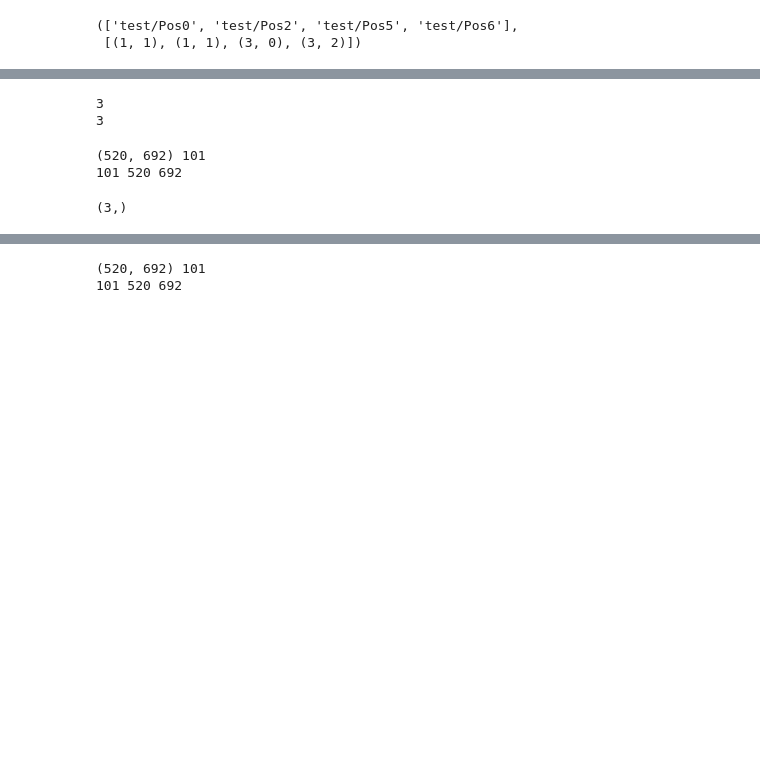
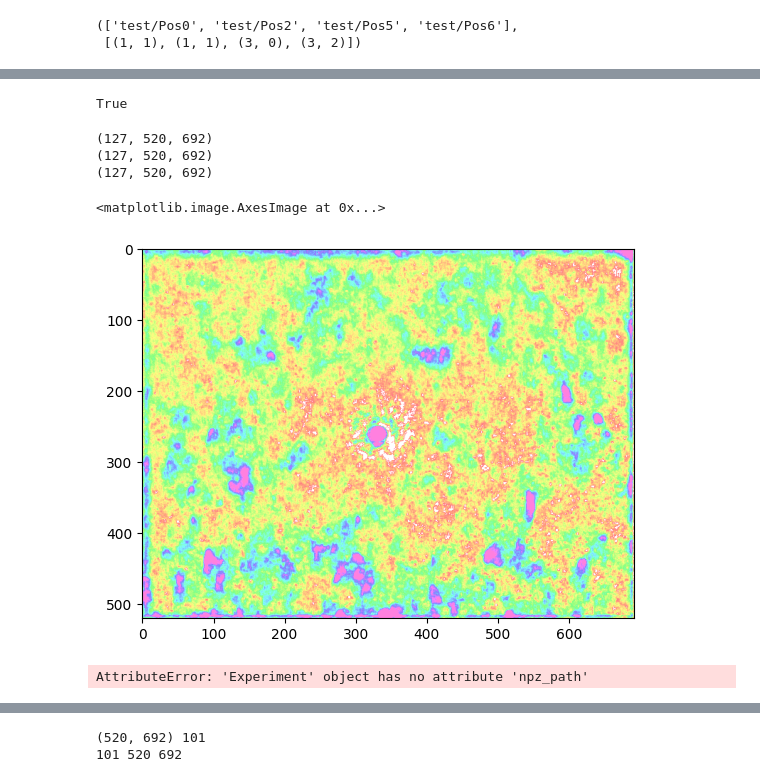
Before and after one commit to berkyalcinkaya/yeastvision, a Jupyter notebook: test.ipynb, the cells around one changed output, grey strips where cells are left out. Cells and saved outputs as stored; diff of their text form; code cells hidden in the pictures; blank space fills up the shorter version.

```diff
--- a/test.ipynb
+++ b/test.ipynb
@@ -14,4 +73,4 @@ dirs_to_test, params
 (['test/Pos0', 'test/Pos2', 'test/Pos5', 'test/Pos6'],
  [(1, 1), (1, 1), (3, 0), (3, 2)])
 # %%
-exp1 = Experiment(dirs_to_test[2], num_channels=3)
+exp1 = Experiment(dirs_to_test[0], num_channels=1)
@@ -18,13 +84,44 @@ exp1 = Experiment(dirs_to_test[2], num_channels=3)
-# %%
-print(exp1.num_channels)
-print(len(exp1.channels))
-# %% [output]
-3
-3
+# %%
+print(exp1.has_labels())
+# %% [output]
+True
+# %%
+def getFloatCmap():
+    cmap = plt.get_cmap("gist_rainbow", 256)
+    colors = []
+    i = 0
+    for i in range(0,256):
+        temp = np.array(list(cmap(i)))
+        temp *=255.0
+        colors.append(tuple(temp))
+    colors = colors*100
+    colors = np.array(colors, dtype = np.uint8)
+    colors[:,-1] = colors[:,-1]//2
+    colors[0,-1] = 0
+    return colors
+cmap = getFloatCmap()
+# %%
+from cellpose.transforms import normalize99
+
+
+def processProbability(rawProb):
+    return (np.clip(normalize99(rawProb.copy()), 0, 1) * 255).astype(np.uint8)
+# %%
+for a in dict(np.load(exp1.labels[0].npz_path)).values():
+    print(a.shape)
+# %% [output]
+(127, 520, 692)
+(127, 520, 692)
+(127, 520, 692)
 # %%
-label = exp1.get_label(mask_type="labels", idx=0)
-label.shape
+label = processProbability(exp1.get_label("probability", idx=0, t = 0))
+
+plt.imshow(cmap[label])
 # %% [output]
-(520, 692) 101
-101 520 692
+<matplotlib.image.AxesImage at 0x...>
-(3,)
+[figure, added]
+# %%
+data = dict(np.load(exp1.npz_path))
+(data["labels"].shape)
+# %% [output]
+AttributeError: 'Experiment' object has no attribute 'npz_path'
```
Also changed, not shown: parts of 10 cells of this notebook, 15 other files.
